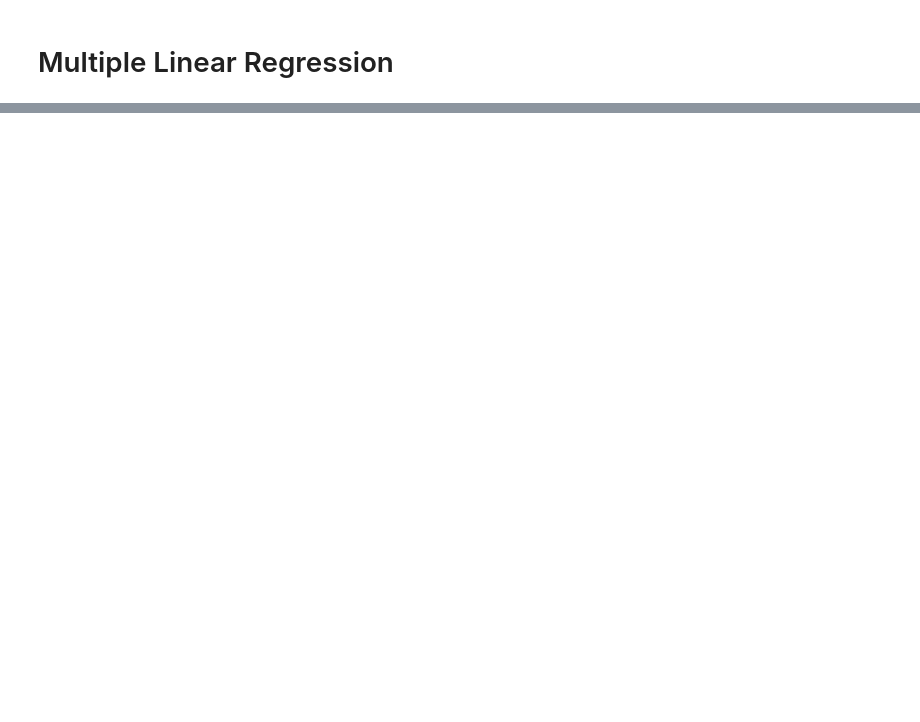
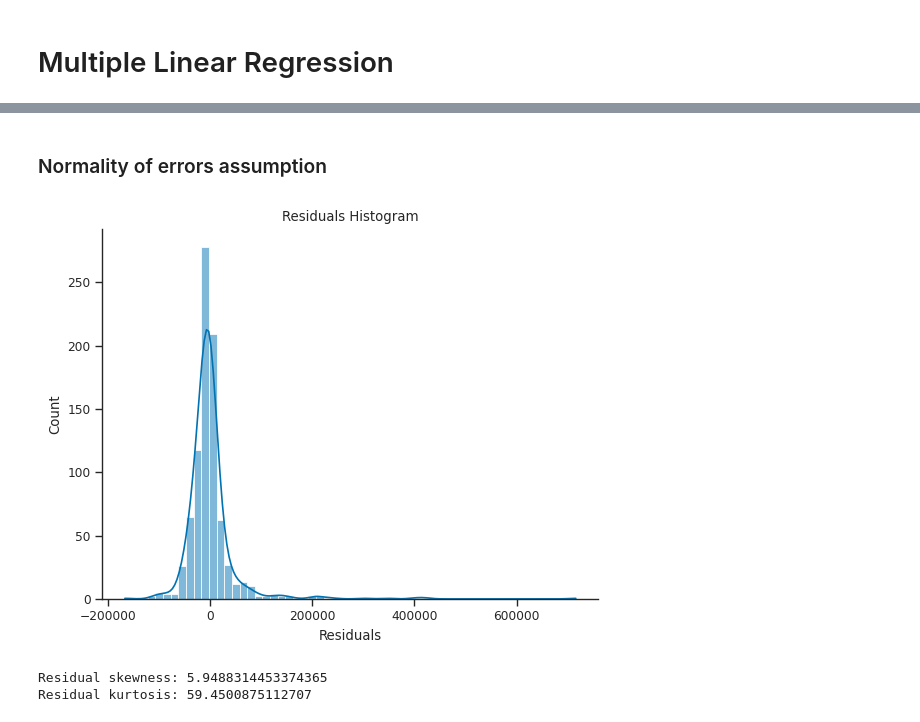
Before and after one commit to Natnael-Getahun/SME-regression, a Jupyter notebook: explore.ipynb, the cells around one changed output, grey strips where cells are left out. Saved outputs shown, nothing was run; the diff lists cells and outputs as text; code cells hidden in the pictures; blank space fills up the shorter version.

```diff
--- a/explore.ipynb
+++ b/explore.ipynb
@@ -269,0 +276,6 @@ plt.show()
+# %%
+model = smf.ols(
+    formula = "current_capital ~ initial_capital + years_establish + years_schooling + no_paid_workers + util_rate + C(business_registered) + C(TIN) + C(business_license) + C(MSE_type) + C(loan) + C(land_premise) + C(one_stop_service) + C(gender) + C(highest_education) + C(subsector)",
+    data = data,
+).fit()
+print(model.summary())
@@ -269,0 +316,16 @@ plt.show()
+# %% [markdown]
+### Normality of errors assumption
+# %%
+sns.histplot(model.resid, kde=True)
+plt.title("Residuals Histogram")
+plt.xlabel("Residuals")
+sns.despine()
+plt.show()
+# %% [output]
+[figure, added]
+# %%
+print(f"Residual skewness: {model.resid.skew()}")
+print(f"Residual kurtosis: {model.resid.kurtosis()}")
+# %% [output]
+Residual skewness: 5.9488314453374365
+Residual kurtosis: 59.4500875112707
```
Also changed, not shown: parts of 35 cells of this notebook.
